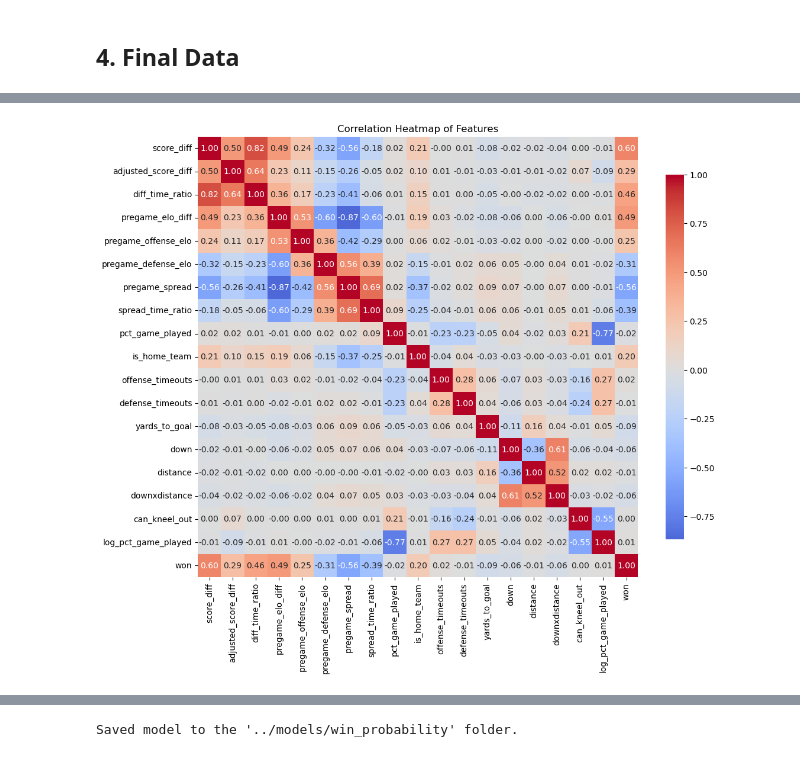
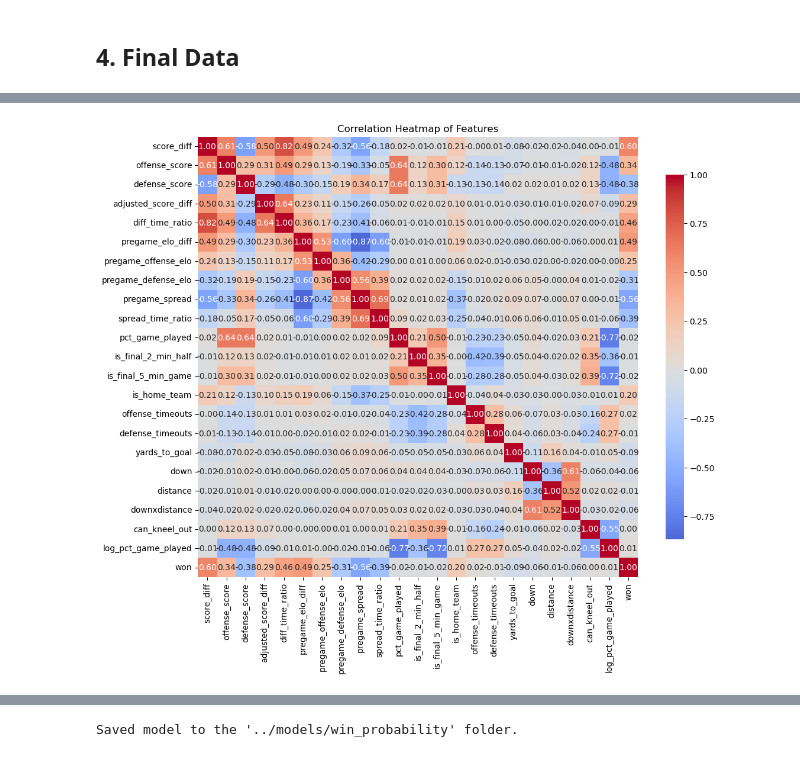
Before and after one commit to lneuendorf/4th-down-models, a Jupyter notebook: notebooks/02_win_probability.ipynb, the cells around one changed output, grey strips where cells are left out. Drawn from its saved outputs; the diff is of its cells as text; code cells hidden in the pictures.

Commit message:
added several features to models (offense pass and rush success rates, raw team scores, is_goal_to_go)

```diff
--- a/notebooks/02_win_probability.ipynb
+++ b/notebooks/02_win_probability.ipynb
@@ -458,6 +454,8 @@ df = (
         diff_time_ratio = lambda x: x['score_diff'] * np.exp(4 * (3600 - x['game_seconds_remaining']) / 3600),
         spread_time_ratio = lambda x: x['pregame_spread'] * np.exp(-4 * (3600 - x['game_seconds_remaining']) / 3600),
         log_pct_game_played = lambda x: np.log(1 - x['pct_game_played'] + 1e-6),
+        is_final_2_min_half = lambda x: np.where(x.seconds_left_in_half <= 120, 1, 0),
+        is_final_5_min_game = lambda x: np.where(x.game_seconds_remaining <= 300, 1, 0)
     )
 )
 
@@ -669,8 +667,9 @@ df.head()
 cols = ['game_id', 'drive_id', 'play_id', 'season', 'week', 'season_type', 'venue_id',
         'offense', 'offense_conference', 'offense_division',
         'defense', 'defense_conference', 'defense_division',
+        'offense_score', 'defense_score',
         'score_diff', 'pregame_elo_diff', 'pregame_offense_elo', 'pregame_defense_elo', 'pct_game_played',
-        'seconds_left_in_half',
+        'seconds_left_in_half', 'is_final_2_min_half', 'is_final_5_min_game',
         'offense_timeouts', 'defense_timeouts', 'is_home_team', 'yards_to_goal', 'down', 'distance',
         'seconds_after_kneelout', 'seconds_after_punt_and_opponent_kneelout',
         'can_kneel_out', 'can_kneel_out_30', 'can_kneel_out_60', 'can_kneel_out_90',
@@ -695,6 +694,8 @@ After filtering to FBS offense, 859724 plays remain.
 # %%
 features = [
     'score_diff',
+    'offense_score',
+    'defense_score',
     'adjusted_score_diff',
     'diff_time_ratio',
     'pregame_elo_diff',
@@ -703,34 +704,36 @@ features = [
     'pregame_spread',
     'spread_time_ratio',
     'pct_game_played',
+    'is_final_2_min_half',
+    'is_final_5_min_game',
     'is_home_team',
     'offense_timeouts',
     'defense_timeouts',
     'yards_to_goal',
     'down',
     'distance',
     'downxdistance',
     'can_kneel_out',
     'log_pct_game_played',
 ]
 
 feature_set = features + ['won']
 
 # correlation heatmap
 plt.figure(figsize=(12, 10))
 sns.heatmap(
     data[feature_set].corr(),
     annot=True,
     fmt=".2f",
     cmap='coolwarm',
     center=0,
     square=True,
     cbar_kws={"shrink": .8}
 )
 plt.title('Correlation Heatmap of Features')
 plt.show()
 # %% [output]
-[figure, old version]
+[figure, new version]
 # %%
 import optuna
 import xgboost as xgb
```
Also changed, not shown: parts of 17 cells of this notebook, 6 other files.
